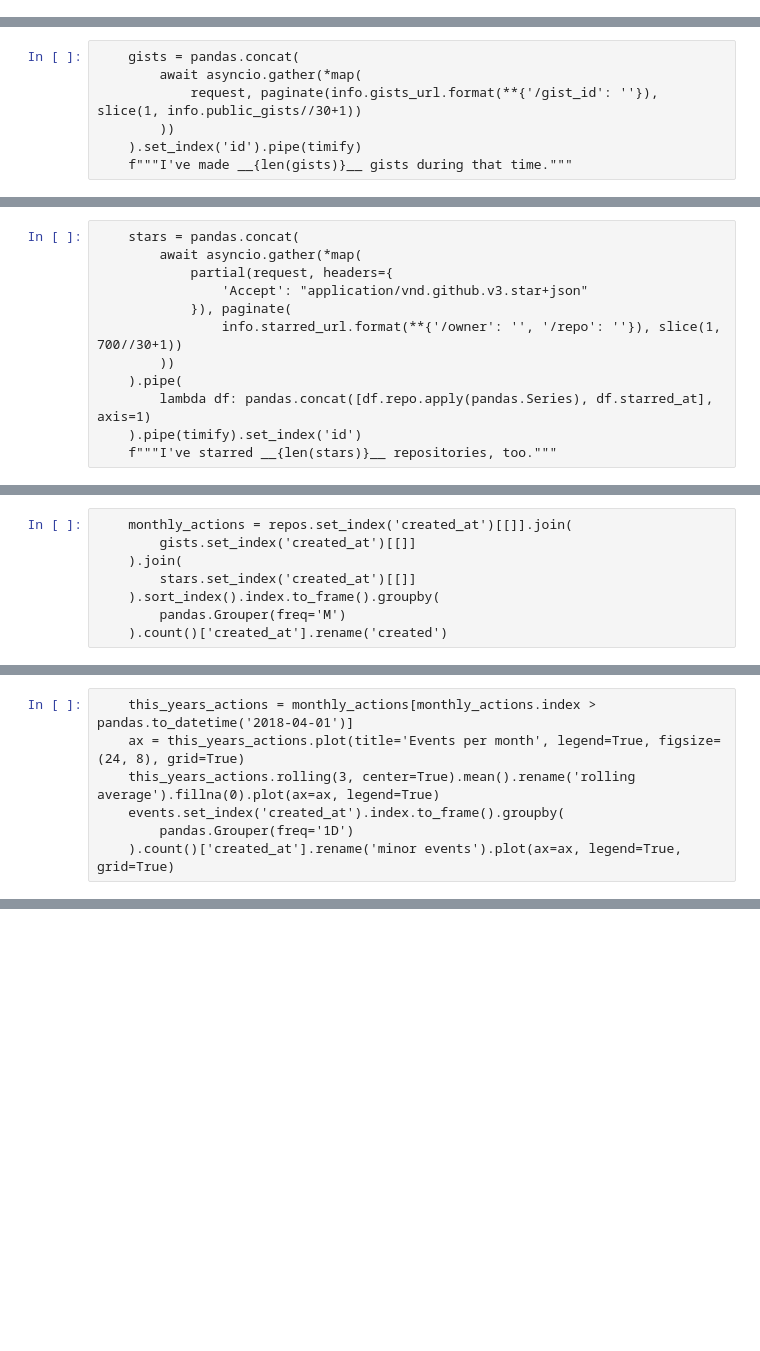
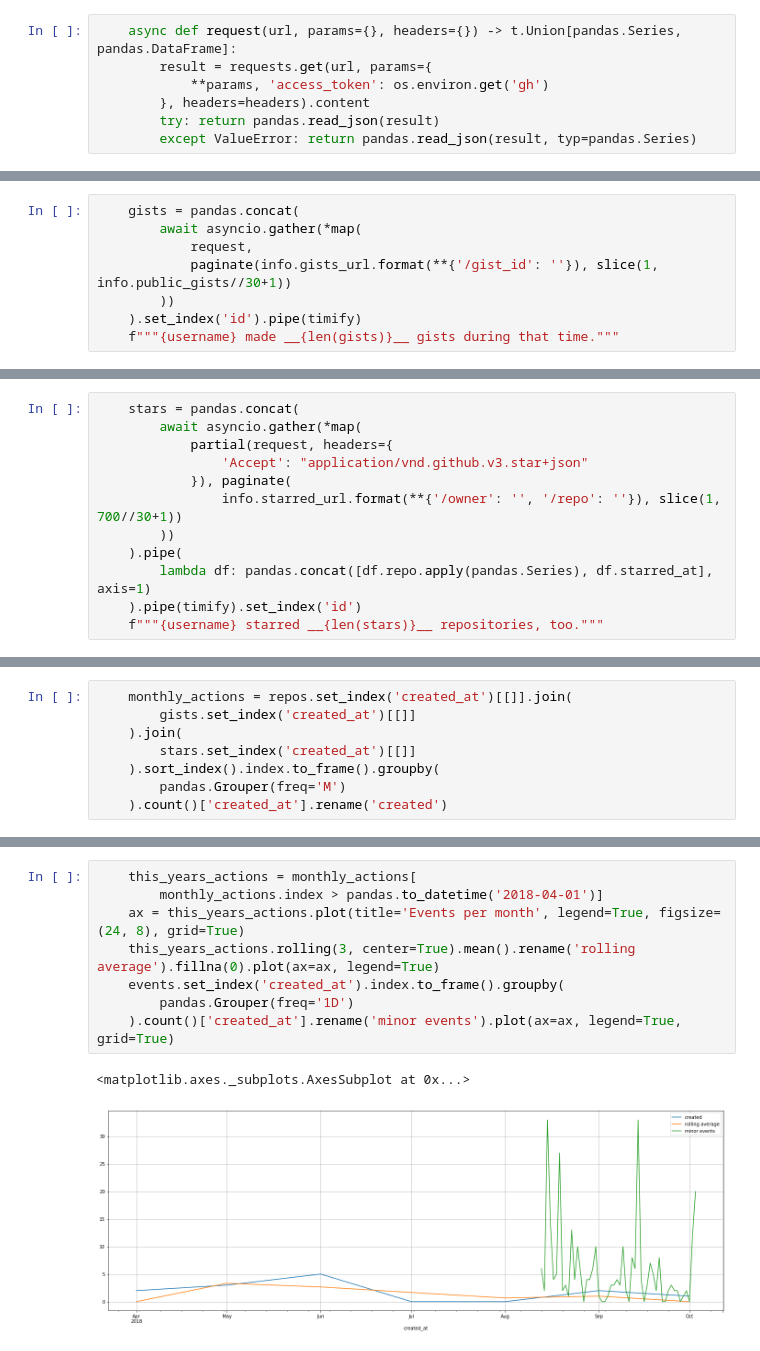
Before and after one commit to tonyfast/idiomatic-pandas, a Jupyter notebook: idiomatic_pandas/demo.ipynb, the cells around one changed output, grey strips where cells are left out. Cells and saved outputs as stored; diff of their text form; blank space fills up the shorter version.

```diff
--- a/idiomatic_pandas/demo.ipynb
+++ b/idiomatic_pandas/demo.ipynb
@@ -89,0 +114,7 @@ and the difference between timestamps returns a time delta.
+# %%
+    async def request(url, params={}, headers={}) -> t.Union[pandas.Series, pandas.DataFrame]:
+        result = requests.get(url, params={
+            **params, 'access_token': os.environ.get('gh')
+        }, headers=headers).content
+        try: return pandas.read_json(result)
+        except ValueError: return pandas.read_json(result, typ=pandas.Series)
@@ -103,7 +142,8 @@ and the difference between timestamps returns a time delta.
 # %%
     gists = pandas.concat(
         await asyncio.gather(*map(
-            request, paginate(info.gists_url.format(**{'/gist_id': ''}), slice(1, info.public_gists//30+1))
+            request,
+            paginate(info.gists_url.format(**{'/gist_id': ''}), slice(1, info.public_gists//30+1))
         ))
     ).set_index('id').pipe(timify)
-    f"""I've made __{len(gists)}__ gists during that time."""
+    f"""{username} made __{len(gists)}__ gists during that time."""
@@ -118,4 +162,4 @@ and the difference between timestamps returns a time delta.
     ).pipe(
         lambda df: pandas.concat([df.repo.apply(pandas.Series), df.starred_at], axis=1)
     ).pipe(timify).set_index('id')
-    f"""I've starred __{len(stars)}__ repositories, too."""
+    f"""{username} starred __{len(stars)}__ repositories, too."""
@@ -150,7 +219,0 @@ and the difference between timestamps returns a time delta.
-# %%
-    this_years_actions = monthly_actions[monthly_actions.index > pandas.to_datetime('2018-04-01')]
-    ax = this_years_actions.plot(title='Events per month', legend=True, figsize=(24, 8), grid=True)
-    this_years_actions.rolling(3, center=True).mean().rename('rolling average').fillna(0).plot(ax=ax, legend=True)
-    events.set_index('created_at').index.to_frame().groupby(
-        pandas.Grouper(freq='1D')
-    ).count()['created_at'].rename('minor events').plot(ax=ax, legend=True, grid=True)
@@ -230,0 +226,11 @@ dtype: int64
+# %%
+    this_years_actions = monthly_actions[
+        monthly_actions.index > pandas.to_datetime('2018-04-01')]
+    ax = this_years_actions.plot(title='Events per month', legend=True, figsize=(24, 8), grid=True)
+    this_years_actions.rolling(3, center=True).mean().rename('rolling average').fillna(0).plot(ax=ax, legend=True)
+    events.set_index('created_at').index.to_frame().groupby(
+        pandas.Grouper(freq='1D')
+    ).count()['created_at'].rename('minor events').plot(ax=ax, legend=True, grid=True)
+# %% [output]
+<matplotlib.axes._subplots.AxesSubplot at 0x...>
+[figure, added]
```
Also changed, not shown: parts of 72 cells of this notebook, 7 other files.
